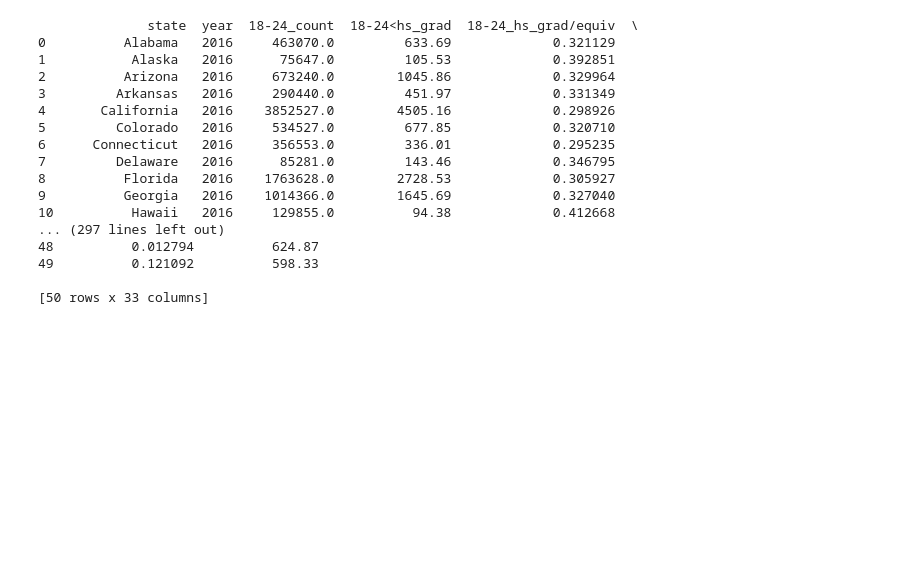
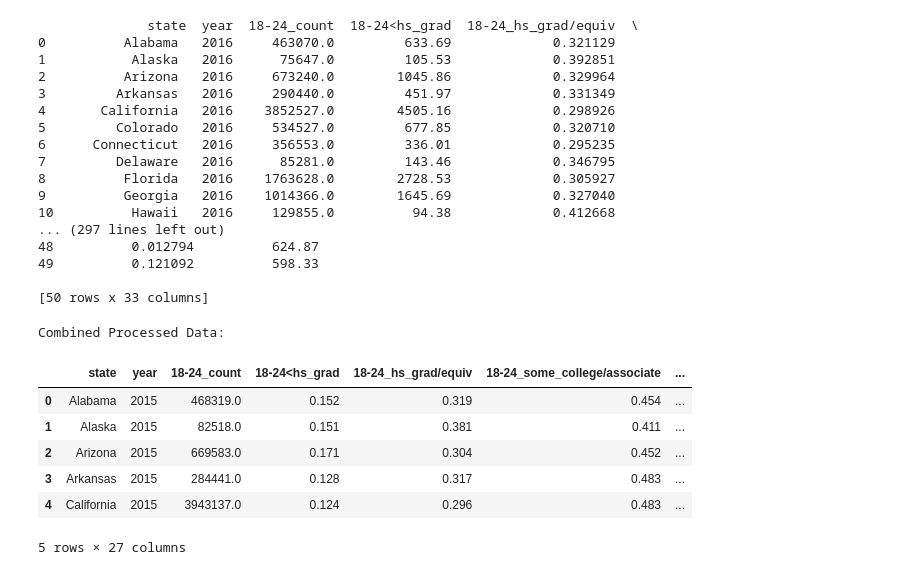
Before and after one commit to Ashleigh-Wittenberg/poverty-analysis, a Jupyter notebook: Resources/normalizing.ipynb, the cells around one changed output. Drawn from its saved outputs; the diff is of its cells as text; code cells hidden in the pictures; blank space fills up the shorter version.

```diff
--- a/Resources/normalizing.ipynb
+++ b/Resources/normalizing.ipynb
@@ -92,3 +92,72 @@ def process_data(year):
 for year in range(2015, 2023):
     if year != 2020:
         process_data(year)
+# %%
+def process_data(year):
+    # Read the CSV file containing the data
+    df = pd.read_csv(f"clean_ea_{year}.csv")
+
+    # Drop the column "25+_earnings" and all columns that come after it
+    df = df.loc[:, :"25+_earnings"]
+
+    # Find the index of the column "25+_earnings"
+    index_to_drop = df.columns.get_loc("25+_earnings")
+
+    # Drop the "25+_earnings" column and all columns that come after it
+    df = df.iloc[:, :index_to_drop]
+
+    # Convert numeric data to appropriate data types (not state or year cols)
+    numeric_columns = df.columns[2:]
+    df[numeric_columns] = df[numeric_columns].replace(',', '', regex=True).astype(float)
+
+    # Calculate percentages for the specified columns and round to 3 decimal places
+    columns_18_24_to_process = ['18-24<hs_grad', '18-24_hs_grad/equiv', '18-24_some_college/associate', '18-24_bachelor/higher']
+    columns_25_plus_to_process = ['25+<9th_grade', '25+_9th-12th_grade_nongrad', '25+_hs_grad/equiv', '25+_some_college', "25+_associate's", "25+_bachelor's", '25+>bachelor']
+    columns_25_34_to_process = ['25-34_hs_grad/higher', '25-34_bachelor/higher']
+    columns_35_44_to_process = ['35-44_hs_grad/higher', '35-44_bachelor/higher']
+    columns_45_64_to_process = ['45-64_hs_grad/higher', '45-64_bachelor/higher']
+    columns_65_plus_to_process = ['65+_hs_grad/higher', '65+_bachelor/higher']
+
+    for column in columns_18_24_to_process:
+        df[column] = round((df[column] / df['18-24_count']), 3)
+
+    for column in columns_25_plus_to_process:
+        df[column] = round((df[column] / df['25+_count']), 3)
+
+    for column in columns_25_34_to_process:
+        df[column] = round((df[column] / df['25-34_count']), 3)
+
+    for column in columns_35_44_to_process:
+        df[column] = round((df[column] / df['35-44_count']), 3)
+
+    for column in columns_45_64_to_process:
+        df[column] = round((df[column] / df['45-64_count']), 3)
+
+    for column in columns_65_plus_to_process:
+        df[column] = round((df[column] / df['65+_count']), 3)
+
+    # Return the processed DataFrame
+    return df
+
+# Create an empty DataFrame to store all processed data
+all_processed_data = pd.DataFrame()
+
+# Run on CSVs for each year of data targeted
+for year in range(2015, 2023):
+    if year != 2020:
+        processed_df = process_data(year)
+        # Concatenate the processed DataFrame with the existing DataFrame
+        all_processed_data = pd.concat([all_processed_data, processed_df], ignore_index=True)
+
+# Print the combined DataFrame
+print("Combined Processed Data:")
+all_processed_data.head()
+# %% [output]
+Combined Processed Data:
+|  | state | year | 18-24_count | 18-24<hs_grad | 18-24_hs_grad/equiv | 18-24_some_college/associate | ... |
+| 0 | Alabama | 2015 | 468319.0 | 0.152 | 0.319 | 0.454 | ... |
+| 1 | Alaska | 2015 | 82518.0 | 0.151 | 0.381 | 0.411 | ... |
+| 2 | Arizona | 2015 | 669583.0 | 0.171 | 0.304 | 0.452 | ... |
+| 3 | Arkansas | 2015 | 284441.0 | 0.128 | 0.317 | 0.483 | ... |
+| 4 | California | 2015 | 3943137.0 | 0.124 | 0.296 | 0.483 | ... |
+5 rows × 27 columns
```
Also changed, not shown: parts of 6 cells of this notebook, 13 other files.
